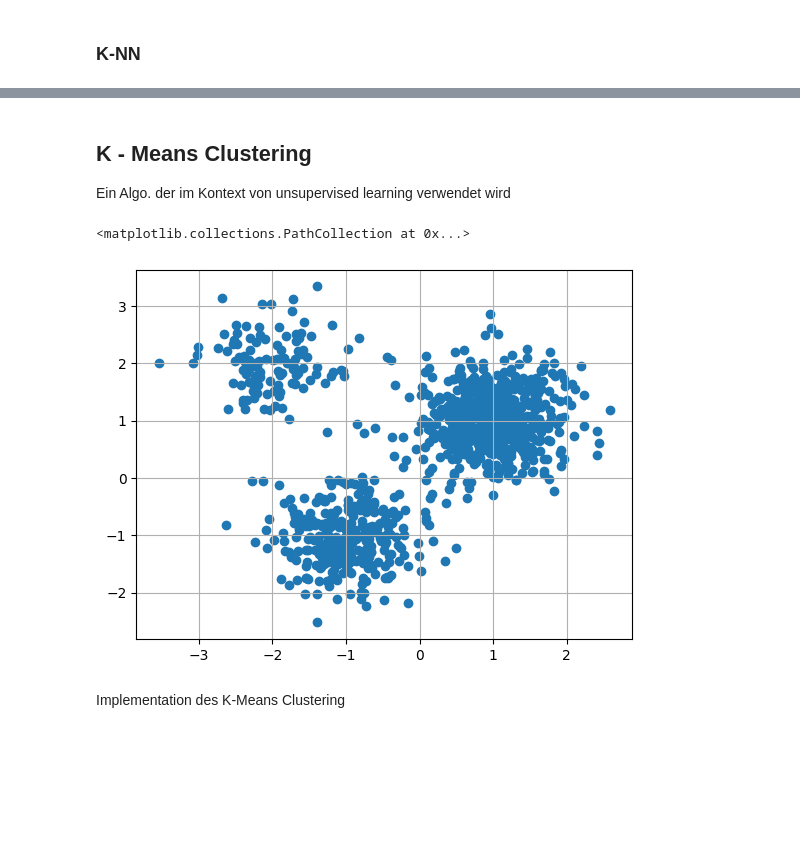
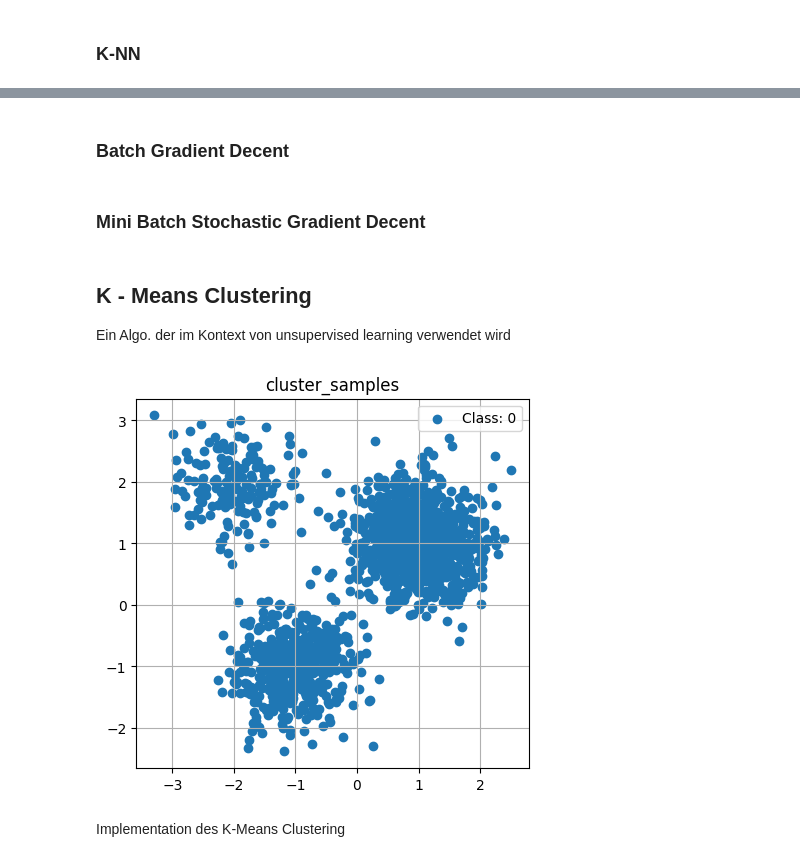
Before and after one commit to dns1403/Numerik-Seminar-Vortrag-Code, a Jupyter notebook: Numerik Seminar/Numerik Seminar CODE.ipynb, the cells around one changed output, grey strips where cells are left out. Drawn from its saved outputs; the diff is of its cells as text; code cells hidden in the pictures; blank space fills up the shorter version.

```diff
--- a/Numerik Seminar/Numerik Seminar CODE.ipynb
+++ b/Numerik Seminar/Numerik Seminar CODE.ipynb
@@ -170,0 +225,21 @@ NameError: name 'X' is not defined
+# %%
+def compute_complete_grid(xlim, ylim, steps):
+    x, y = np.meshgrid(
+        np.linspace(*xlim, steps),
+        np.linspace(*ylim, steps)
+    )
+    features_grid = np.moveaxis(np.array([x, y]), source=0, destination=-1)
+    assert features_grid.shape == (steps, steps, 2), features_grid.shape
+    return x, y, features_grid
+
+steps = 100
+x, y, features_grid = compute_complete_grid((0, 7), (0, 3), steps=steps)
+
+z = sigmoid(features_grid @ w + w0)
+
+plt.contourf(x, y, z)
+plt.clim(0, 1)
+plt.colorbar(label='Estimated posterior for virginica')
+
+add_scatter_to_plot(ds)
+plt.show()
@@ -171,22 +249,22 @@ NameError: name 'X' is not defined
+# %% [markdown]
+### Batch Gradient Decent
+# %% [markdown]
+### Mini Batch Stochastic Gradient Decent
 # %% [markdown]
 ## K - Means Clustering
 
 Ein Algo. der im Kontext von unsupervised learning verwendet wird
 # %%
-N = 1000
-p = np.array([0.3, 0.6, 0.1])
-K = p.shape[0]
-labels = np.random.choice(range(K), size=(N,), p=p)
-means = np.array([[-1, -1], [1, 1], [-2, 2]])
-D = means.shape[-1]
-x = np.sqrt(1 / 4) * np.random.normal(size=(N, D))
+def cluster_samples(N = 1500, p = np.array([0.3, 0.6, 0.4]), K = p.shape[0], D = 2):
+    means = np.array([[-1, -1], [1, 1], [-2, 2]])
+    x = np.sqrt(1 / 4) * np.random.normal(size=(N, D))
+    for k in range(K):
+        x[labels == k, :] += means[k, :]
+    return Dataset('cluster_samples', x, N*[0])
 
-for k in range(K):
-    x[labels == k, :] += means[k, :]
-
-plt.scatter(x[:, 0], x[:, 1])
+test_cluster_samples = cluster_samples()
+plot_dataset(test_cluster_samples)
 # %% [output]
-<matplotlib.collections.PathCollection at 0x...>
-[figure, old version]
+[figure, new version]
 # %% [markdown]
 Implementation des K-Means Clustering
```
Also changed, not shown: parts of 29 cells of this notebook, 1 other file.
